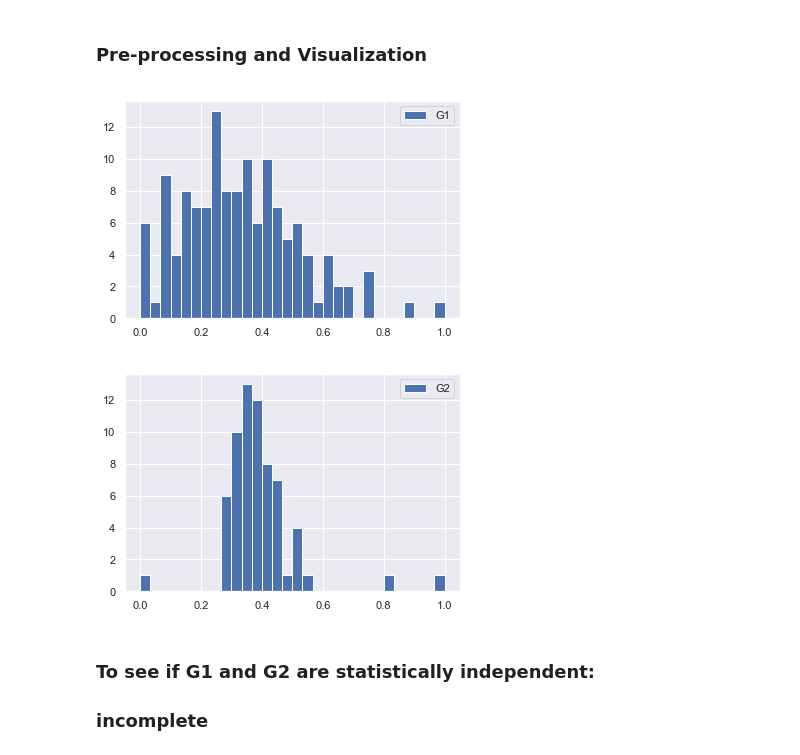
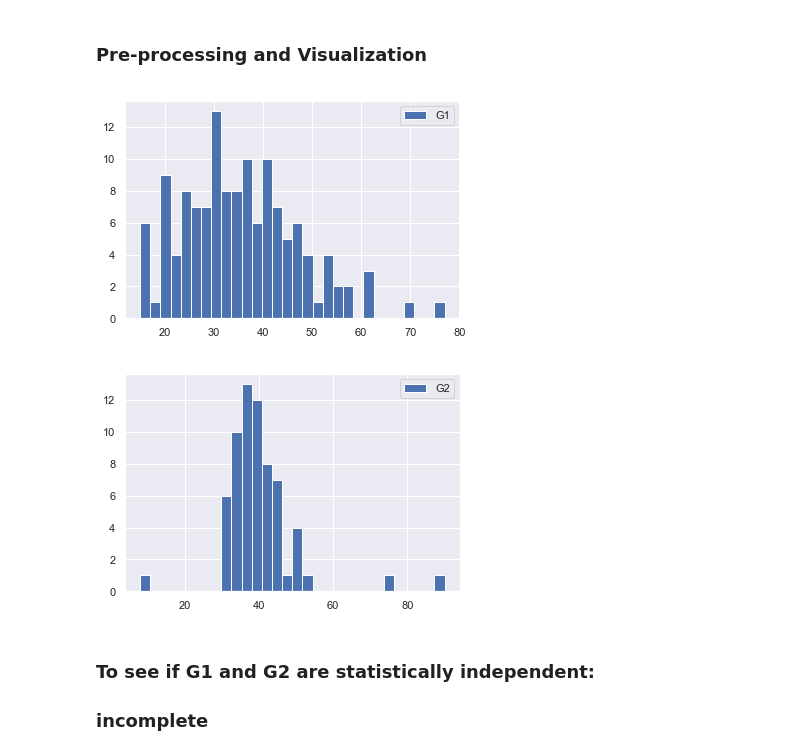
Before and after one commit to meyer-lab/tHMM, a Jupyter notebook: #56 related/find_best_distribution.ipynb, the cells around one changed output. Saved outputs shown, nothing was run; the diff lists cells and outputs as text; code cells hidden in the pictures.

```diff
--- a/#56 related/find_best_distribution.ipynb
+++ b/#56 related/find_best_distribution.ipynb
@@ -15,33 +15,33 @@ df = pd.read_excel(r'C:\Users\farna\Desktop\emission\data.xlsx')
 # %%
 # dataframe into numpy array
 a = df.values
 G1 = a[:,0]
 G2 = a[:,1]
 
 # removing nan from the array
 G2 = G2[~np.isnan(G2)]
 
 # converting from unit of [frames] into [hours]
 # every frame is every 30 minutes so we divide the numbers by 2 to have [hours]
 G1_ = G1/2
 G2_ = G2/2
 
 # we need to normalize the data to be able to compare them with standard distributions
 # Data points are now in interval [0, 1]
-G1 = (G1 - min(G1)) / (max(G1) - min(G1))
-G2 = (G2 - min(G2)) / (max(G2) - min(G2))
+#G1 = (G1 - min(G1)) / (max(G1) - min(G1))
+#G2 = (G2 - min(G2)) / (max(G2) - min(G2))
 
 
 plt.hist(G1, bins = 30, label = 'G1')
 plt.legend()
 plt.show()
 
 plt.hist(G2, bins = 30, label = 'G2')
 plt.legend()
 plt.show()
 # %% [output]
-[figure, old version]
+[figure, new version]
-[figure, old version]
+[figure, new version]
 # %% [markdown]
 ### To see if G1 and G2 are statistically independent:
 
```
Also changed, not shown: parts of 4 cells of this notebook.
